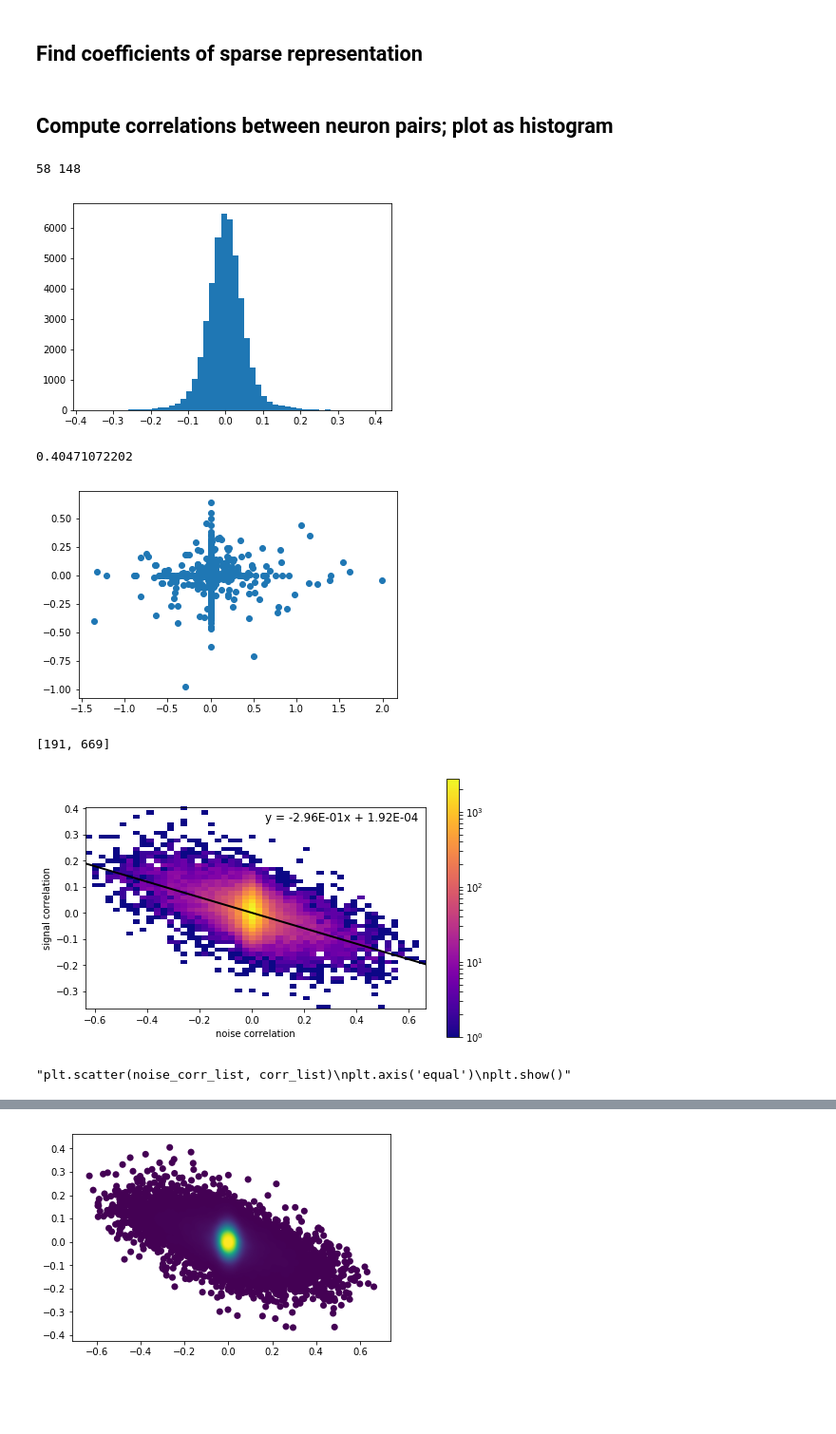
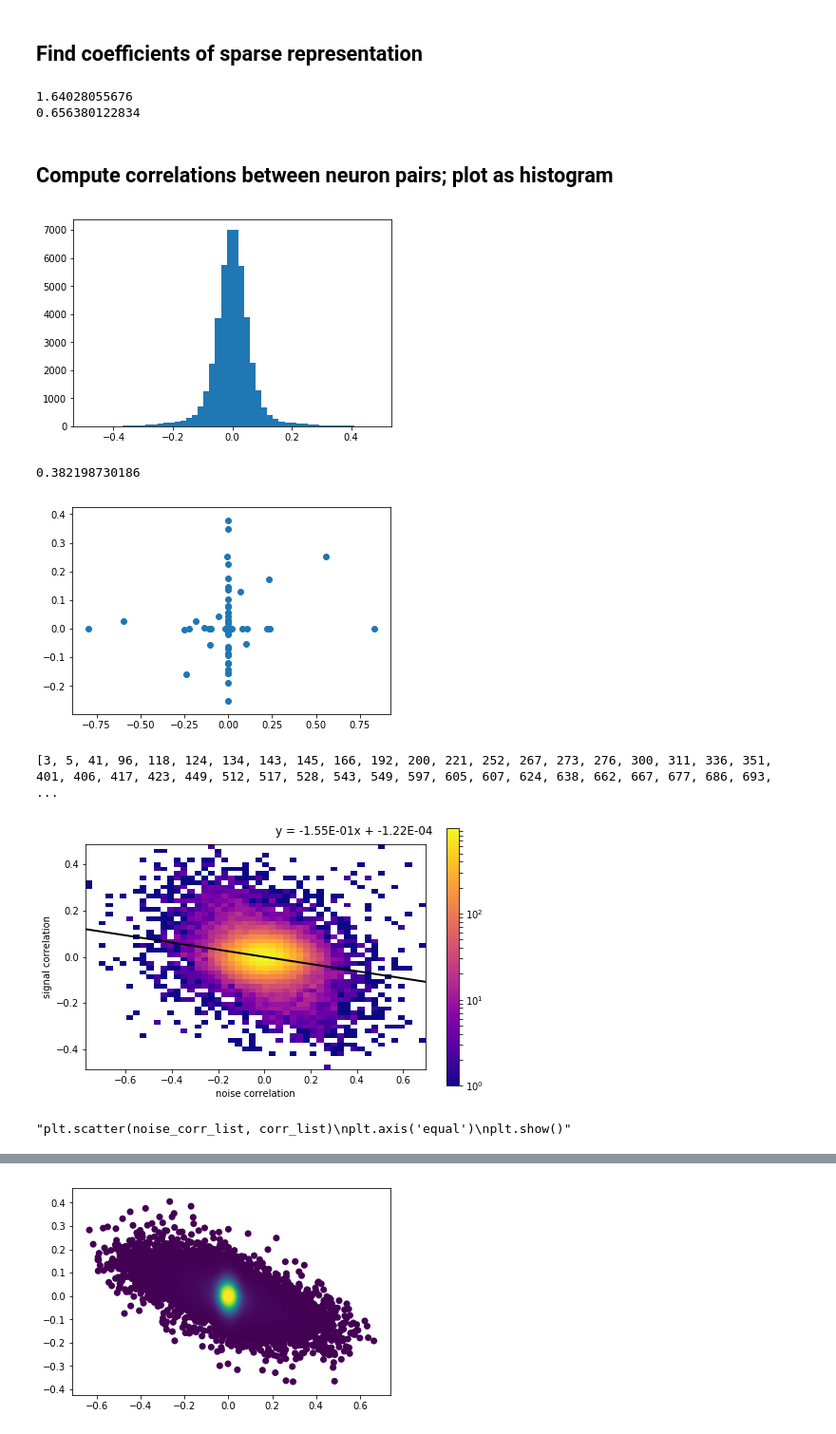
Before and after one commit to ncinko/RW, a Jupyter notebook: Plotting bases.ipynb, the cells around one changed output, grey strips where cells are left out. Shown at 95% size. Saved outputs shown, nothing was run; the diff lists cells and outputs as text; code cells hidden in the pictures; blank space fills up the shorter version.

Commit message:
Sampling for noise corr.

```diff
--- a/Plotting bases.ipynb
+++ b/Plotting bases.ipynb
@@ -57,11 +57,18 @@ def sample_images(sample_size, IMAGES):
 
     return I
 # %%
-I = sample_images(1000, IMAGES)
+I = sample_images(1, IMAGES)
 # %% [markdown]
 ## Find coefficients of sparse representation
 # %%
-ahat = fista.fista(I, bases, lambdav = 0.1, max_iterations=50)
+ahat = fista.fista(I, bases, lambdav = 0.01, max_iterations=50)
+# %%
+print(np.sum(np.log(1 + ahat**2)))
+
+print(np.sum(I-bases.dot(ahat))**2)
+# %% [output]
+1.64028055676
+0.656380122834
 # %%
 ahat_list = np.zeros([100, ahat.shape[0], ahat.shape[1]])
 # %% [markdown]
@@ -73,22 +80,20 @@ neuron_pairs = combinations(range(300),2)
 for i,j in neuron_pairs:
     corr = np.corrcoef(ahat[i,:], ahat[j,:])[0, 1]
     corr_list.append(corr)
-    if abs(corr) > 0.4 and i != j:
-        print(i,j)
+    #if abs(corr) > 0.4 and i != j:
+        #print(i,j)
-# %% [output]
-58 148
 # %%
 corr_hist = plt.hist(corr_list,50)
 plt.show()
 # %% [output]
-[figure, old version]
+[figure, new version]
 # %%
 plt.scatter(ahat[56,:], ahat[148,:])
 print(np.corrcoef(ahat[58,:], ahat[148,:])[0, 1])
 plt.show()
 # %% [output]
-0.40471072202
+0.382198730186
-[figure, old version]
+[figure, new version]
 # %%
 def find_strong_image(neuron1, neuron2):
     for i in range(len(ahat[90,:])):
@@ -106,7 +111,7 @@ def find_strong_images(neuron1, neuron2, cutoff = 0.05):
 # %%
 print(find_strong_images(58,148))
 # %% [output]
-[191, 669]
+[3, 5, 41, 96, 118, 124, 134, 143, 145, 166, 192, 200, 221, 252, 267, 273, 276, 300, 311, 336, 351, 401, 406, 417, 423, 449, 512, 517, 528, 543, 549, 597, 605, 607, 624, 638, 662, 667, 677, 686, 693,  ...
 # %%
 def add_noise(image, sigma = 1e-2):
     noise = np.random.normal(0.0, sigma, image.shape)
@@ -151,21 +156,21 @@ for neuron1, neuron2 in combinations(range(300),2):
 # %%
 fig, ax = plt.subplots(figsize = (8,5))
 h = ax.hist2d(noise_corr_list, corr_list,(50,50), cmap = 'plasma', norm = LogNorm())
 m,b = np.polyfit(noise_corr_list, corr_list, 1)
 ax.plot([-1.0, 1.0], [-m + b, m + b], color='k', linestyle='-', linewidth=2)
 s = 'y = {0:1.2E}x + {1:1.2E}'.format(m,b)
-ax.text(0.05, 0.35, s, fontsize=12)
+ax.text(0.05, 0.53, s, fontsize=12)
 plt.xlabel('noise correlation')
 plt.ylabel('signal correlation')
 ax.set_aspect('equal')
 plt.colorbar(h[3])
 
-plt.savefig('foo.png', bbox_inches='tight')
+plt.savefig('foo2.png', bbox_inches='tight')
 plt.show()
 
 """plt.scatter(noise_corr_list, corr_list)
 plt.axis('equal')
 plt.show()"""
 # %% [output]
-[figure, old version]
+[figure, new version]
 "plt.scatter(noise_corr_list, corr_list)\nplt.axis('equal')\nplt.show()"
```
Also changed, not shown: parts of 16 cells of this notebook, 2 other files.
